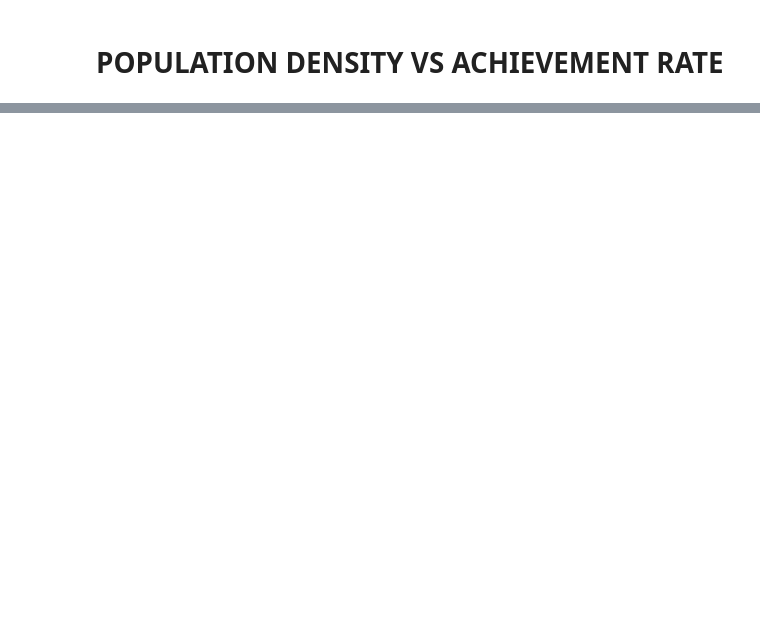
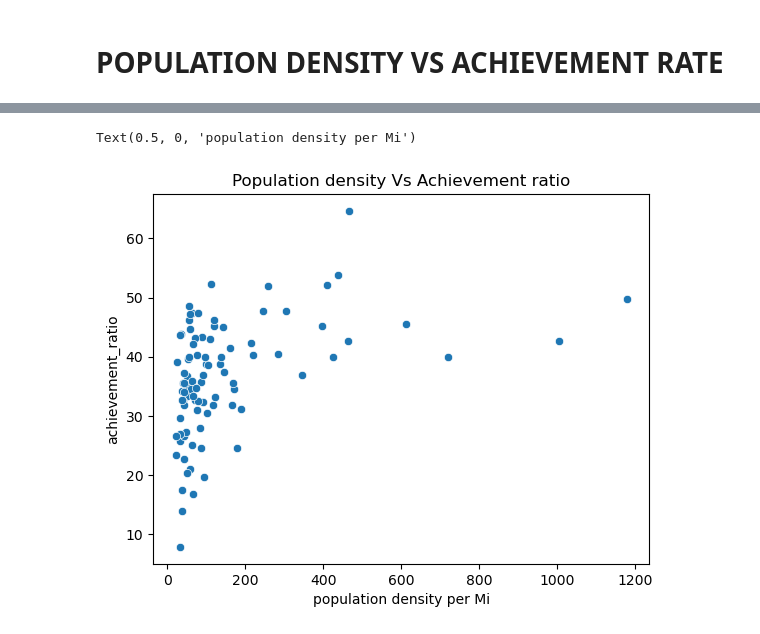
Before and after one commit to H-Getu/TN-Education-Landscape, a Jupyter notebook: scripts/Tn_education.ipynb, the cells around one changed output, grey strips where cells are left out. Saved outputs shown, nothing was run; the diff lists cells and outputs as text; code cells hidden in the pictures; blank space fills up the shorter version.

```diff
--- a/scripts/Tn_education.ipynb
+++ b/scripts/Tn_education.ipynb
@@ -999,2 +997,7 @@ Text(0.5, 0, '% retained teachers')
 # %% [markdown]
 # POPULATION DENSITY VS ACHIEVEMENT RATE
+# %%
+#import data source : https://worldpopulationreview.com/us-counties/tennessee
+tn_population = pd.read_csv("../data/population density/tennessee-counties-by-population-(2025).csv")
+tn_population.drop(columns = ['pop2025','pop2020','state','stateCode','growthSince2020','name','slug','areaMi','rank'], inplace = True)
+tn_population.head()
@@ -1000,0 +1011,5 @@ Text(0.5, 0, '% retained teachers')
+# %%
+#add county name to district_main_retention
+county_district = pd.read_csv("../data/Education 2021_24/data_district_to_county_crosswalk.csv")
+district_main_country = district_main_retention.merge(county_district, left_on = 'System Number_x', right_on = 'District Number', how = 'left')
+district_main_country.head()
@@ -1000,0 +1023,8 @@ Text(0.5, 0, '% retained teachers')
+# %%
+#merge tn_population with district_main_country
+district_main_population = (district_main_country.merge(tn_population,
+                                                        left_on = 'Country Name',
+                                                        right_on = 'county',
+                                                        how = 'left')
+                           )
+district_main_population.head()
@@ -1000,0 +1038,18 @@ Text(0.5, 0, '% retained teachers')
+# %%
+# group the dataset at country level
+country_avg_achievement = (
+    district_main_population.groupby('Country Name')
+    .agg(achievement_ratio=('achievement_ratio', 'mean'),
+         densityMi=('densityMi', 'mean'))
+)
+
+# bucket the dataset in 4 groups by population density
+country_avg_achievement['population_bucket'] = pd.qcut(
+    country_avg_achievement['densityMi'],
+    q=4,
+    labels=['low', 'medium', 'high', 'very_high']
+)
+
+# group for buckets and calculate means
+mean_values = country_avg_achievement.groupby('population_bucket')[['achievement_ratio', 'densityMi']].mean().reset_index()
+mean_values
@@ -1000,0 +1062,8 @@ Text(0.5, 0, '% retained teachers')
+# %%
+#plot the dataset
+sns.scatterplot(data = country_avg_achievement, x = 'densityMi', y = 'achievement_ratio')
+plt.title("Population density Vs Achievement ratio")
+plt.xlabel("population density per Mi")
+# %% [output]
+Text(0.5, 0, 'population density per Mi')
+[figure, added]
```
Also changed, not shown: parts of 15 cells of this notebook.
